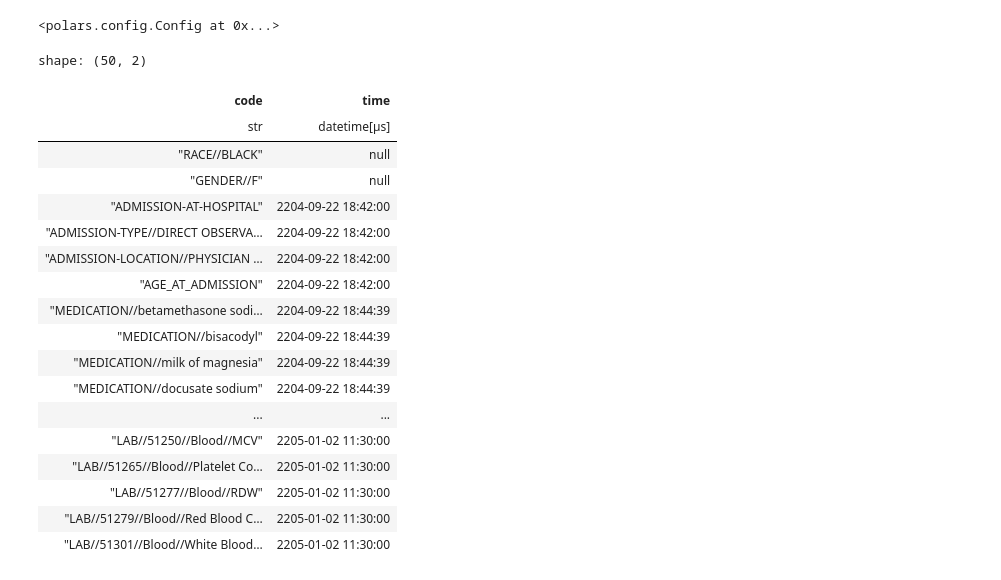
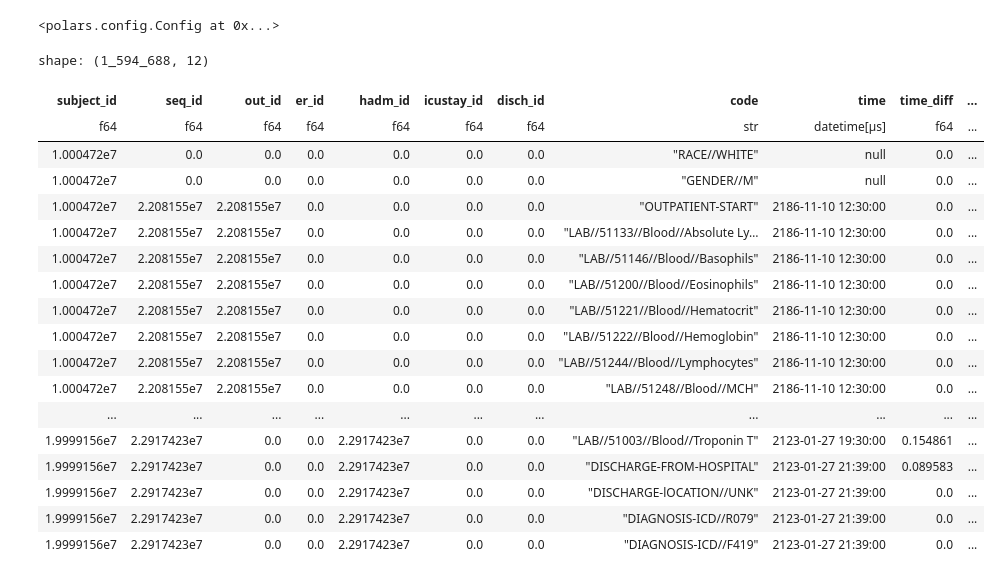
Before and after one commit to nyuad-cai/EHR-RAGp, a Jupyter notebook: notebooks/ccad-dataset.ipynb, the cells around one changed output. Saved outputs shown, nothing was run; the diff lists cells and outputs as text; code cells hidden in the pictures.

```diff
--- a/notebooks/ccad-dataset.ipynb
+++ b/notebooks/ccad-dataset.ipynb
@@ -358,24 +358,24 @@ pl.Config(tbl_rows=50)
 # %% [output]
 <polars.config.Config at 0x...>
 # %%
-pl.read_parquet('../data/meds_outliers/data/train/10.parquet').head(50)['code','time']
+pl.read_parquet('../data/descemb_genhpf/data/train/11.parquet')
 # %% [output]
-shape: (50, 2)
+shape: (1_594_688, 12)
-| code | time |
-| str | datetime[μs] |
-| "RACE//BLACK" | null |
-| "GENDER//F" | null |
-| "ADMISSION-AT-HOSPITAL" | 2204-09-22 18:42:00 |
-| "ADMISSION-TYPE//DIRECT OBSERVA… | 2204-09-22 18:42:00 |
-| "ADMISSION-LOCATION//PHYSICIAN … | 2204-09-22 18:42:00 |
-| "AGE_AT_ADMISSION" | 2204-09-22 18:42:00 |
-| "MEDICATION//betamethasone sodi… | 2204-09-22 18:44:39 |
-| "MEDICATION//bisacodyl" | 2204-09-22 18:44:39 |
-| "MEDICATION//milk of magnesia" | 2204-09-22 18:44:39 |
-| "MEDICATION//docusate sodium" | 2204-09-22 18:44:39 |
-| ... | ... |
-| "LAB//51250//Blood//MCV" | 2205-01-02 11:30:00 |
-| "LAB//51265//Blood//Platelet Co… | 2205-01-02 11:30:00 |
-| "LAB//51277//Blood//RDW" | 2205-01-02 11:30:00 |
-| "LAB//51279//Blood//Red Blood C… | 2205-01-02 11:30:00 |
-| "LAB//51301//Blood//White Blood… | 2205-01-02 11:30:00 |
+| subject_id | seq_id | out_id | er_id | hadm_id | icustay_id | disch_id | code | time | time_diff | ... |
+| f64 | f64 | f64 | f64 | f64 | f64 | f64 | str | datetime[μs] | f64 | ... |
+| 1.000472e7 | 0.0 | 0.0 | 0.0 | 0.0 | 0.0 | 0.0 | "RACE//WHITE" | null | 0.0 | ... |
+| 1.000472e7 | 0.0 | 0.0 | 0.0 | 0.0 | 0.0 | 0.0 | "GENDER//M" | null | 0.0 | ... |
+| 1.000472e7 | 2.208155e7 | 2.208155e7 | 0.0 | 0.0 | 0.0 | 0.0 | "OUTPATIENT-START" | 2186-11-10 12:30:00 | 0.0 | ... |
+| 1.000472e7 | 2.208155e7 | 2.208155e7 | 0.0 | 0.0 | 0.0 | 0.0 | "LAB//51133//Blood//Absolute Ly… | 2186-11-10 12:30:00 | 0.0 | ... |
+| 1.000472e7 | 2.208155e7 | 2.208155e7 | 0.0 | 0.0 | 0.0 | 0.0 | "LAB//51146//Blood//Basophils" | 2186-11-10 12:30:00 | 0.0 | ... |
+| 1.000472e7 | 2.208155e7 | 2.208155e7 | 0.0 | 0.0 | 0.0 | 0.0 | "LAB//51200//Blood//Eosinophils" | 2186-11-10 12:30:00 | 0.0 | ... |
+| 1.000472e7 | 2.208155e7 | 2.208155e7 | 0.0 | 0.0 | 0.0 | 0.0 | "LAB//51221//Blood//Hematocrit" | 2186-11-10 12:30:00 | 0.0 | ... |
+| 1.000472e7 | 2.208155e7 | 2.208155e7 | 0.0 | 0.0 | 0.0 | 0.0 | "LAB//51222//Blood//Hemoglobin" | 2186-11-10 12:30:00 | 0.0 | ... |
+| 1.000472e7 | 2.208155e7 | 2.208155e7 | 0.0 | 0.0 | 0.0 | 0.0 | "LAB//51244//Blood//Lymphocytes" | 2186-11-10 12:30:00 | 0.0 | ... |
+| 1.000472e7 | 2.208155e7 | 2.208155e7 | 0.0 | 0.0 | 0.0 | 0.0 | "LAB//51248//Blood//MCH" | 2186-11-10 12:30:00 | 0.0 | ... |
+| ... | ... | ... | ... | ... | ... | ... | ... | ... | ... | ... |
+| 1.9999156e7 | 2.2917423e7 | 0.0 | 0.0 | 2.2917423e7 | 0.0 | 0.0 | "LAB//51003//Blood//Troponin T" | 2123-01-27 19:30:00 | 0.154861 | ... |
+| 1.9999156e7 | 2.2917423e7 | 0.0 | 0.0 | 2.2917423e7 | 0.0 | 0.0 | "DISCHARGE-FROM-HOSPITAL" | 2123-01-27 21:39:00 | 0.089583 | ... |
+| 1.9999156e7 | 2.2917423e7 | 0.0 | 0.0 | 2.2917423e7 | 0.0 | 0.0 | "DISCHARGE-lOCATION//UNK" | 2123-01-27 21:39:00 | 0.0 | ... |
+| 1.9999156e7 | 2.2917423e7 | 0.0 | 0.0 | 2.2917423e7 | 0.0 | 0.0 | "DIAGNOSIS-ICD//R079" | 2123-01-27 21:39:00 | 0.0 | ... |
+| 1.9999156e7 | 2.2917423e7 | 0.0 | 0.0 | 2.2917423e7 | 0.0 | 0.0 | "DIAGNOSIS-ICD//F419" | 2123-01-27 21:39:00 | 0.0 | ... |
```
Also changed, not shown: 12 other files.
